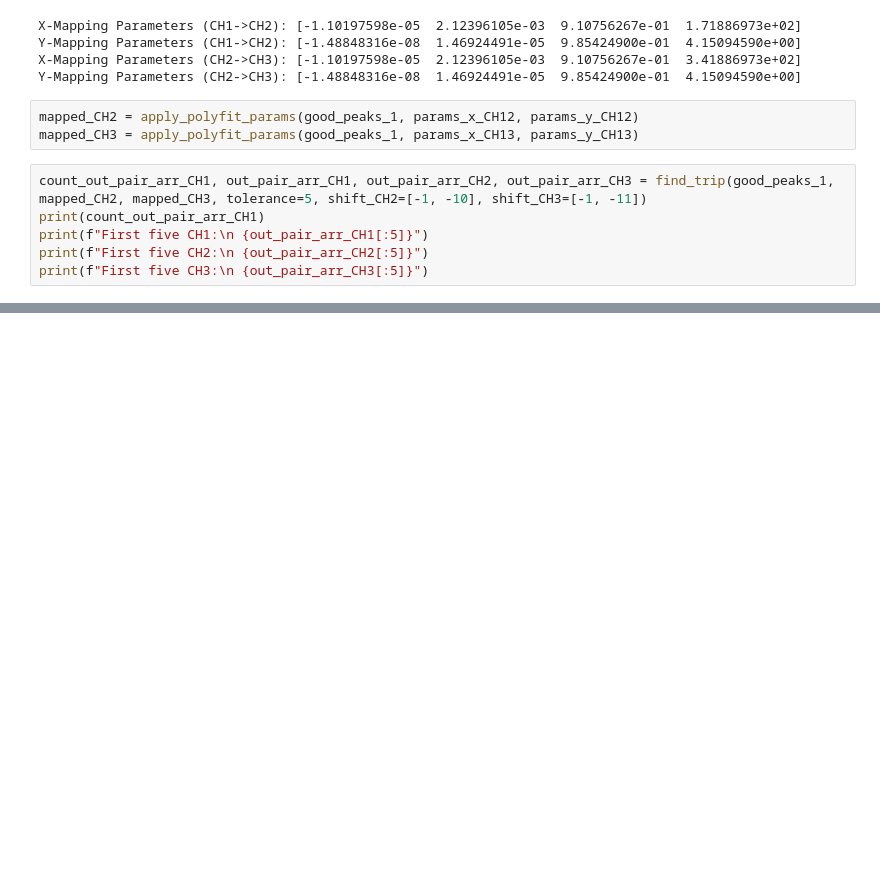
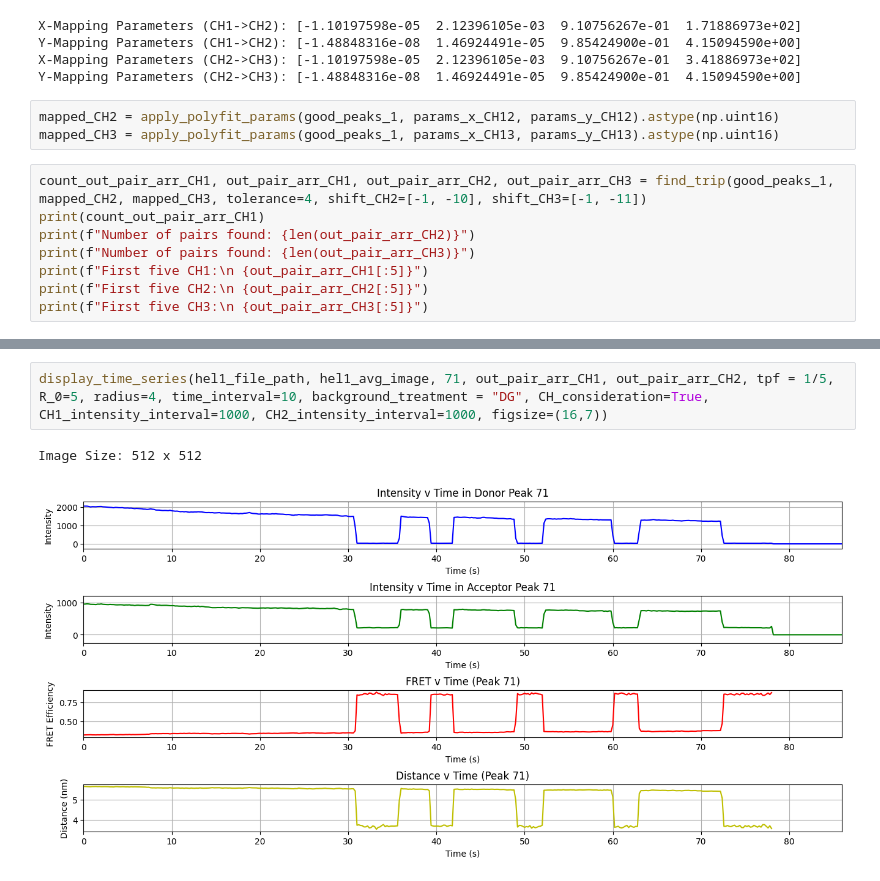
Before and after one commit to ljhason/smImaging-Exploration, a Jupyter notebook: Synthetic_3Channel/hel1_demo.ipynb, the cells around one changed output, grey strips where cells are left out. Drawn from its saved outputs; the diff is of its cells as text; blank space fills up the shorter version.

Commit message:
Three-colour time series complete

```diff
--- a/Synthetic_3Channel/hel1_demo.ipynb
+++ b/Synthetic_3Channel/hel1_demo.ipynb
@@ -266,11 +266,13 @@ Y-Mapping Parameters (CH1->CH2): [-1.48848316e-08  1.46924491e-05  9.85424900e-0
 X-Mapping Parameters (CH2->CH3): [-1.10197598e-05  2.12396105e-03  9.10756267e-01  3.41886973e+02]
 Y-Mapping Parameters (CH2->CH3): [-1.48848316e-08  1.46924491e-05  9.85424900e-01  4.15094590e+00]
 # %%
-mapped_CH2 = apply_polyfit_params(good_peaks_1, params_x_CH12, params_y_CH12)
-mapped_CH3 = apply_polyfit_params(good_peaks_1, params_x_CH13, params_y_CH13)
+mapped_CH2 = apply_polyfit_params(good_peaks_1, params_x_CH12, params_y_CH12).astype(np.uint16)
+mapped_CH3 = apply_polyfit_params(good_peaks_1, params_x_CH13, params_y_CH13).astype(np.uint16)
 # %%
-count_out_pair_arr_CH1, out_pair_arr_CH1, out_pair_arr_CH2, out_pair_arr_CH3 = find_trip(good_peaks_1, mapped_CH2, mapped_CH3, tolerance=5, shift_CH2=[-1, -10], shift_CH3=[-1, -11])
+count_out_pair_arr_CH1, out_pair_arr_CH1, out_pair_arr_CH2, out_pair_arr_CH3 = find_trip(good_peaks_1, mapped_CH2, mapped_CH3, tolerance=4, shift_CH2=[-1, -10], shift_CH3=[-1, -11])
 print(count_out_pair_arr_CH1)
+print(f"Number of pairs found: {len(out_pair_arr_CH2)}")
+print(f"Number of pairs found: {len(out_pair_arr_CH3)}")
 print(f"First five CH1:\n {out_pair_arr_CH1[:5]}")
 print(f"First five CH2:\n {out_pair_arr_CH2[:5]}")
 print(f"First five CH3:\n {out_pair_arr_CH3[:5]}")
@@ -313,0 +314,5 @@ plt.show()
+# %%
+display_time_series(hel1_file_path, hel1_avg_image, 71, out_pair_arr_CH1, out_pair_arr_CH2, tpf = 1/5, R_0=5, radius=4, time_interval=10, background_treatment = "DG", CH_consideration=True,  CH1_intensity_interval=1000, CH2_intensity_interval=1000, figsize=(16,7))
+# %% [output]
+Image Size: 512 x 512
+[figure, added]
```
Also changed, not shown: parts of 3 cells of this notebook, 9 other files.
